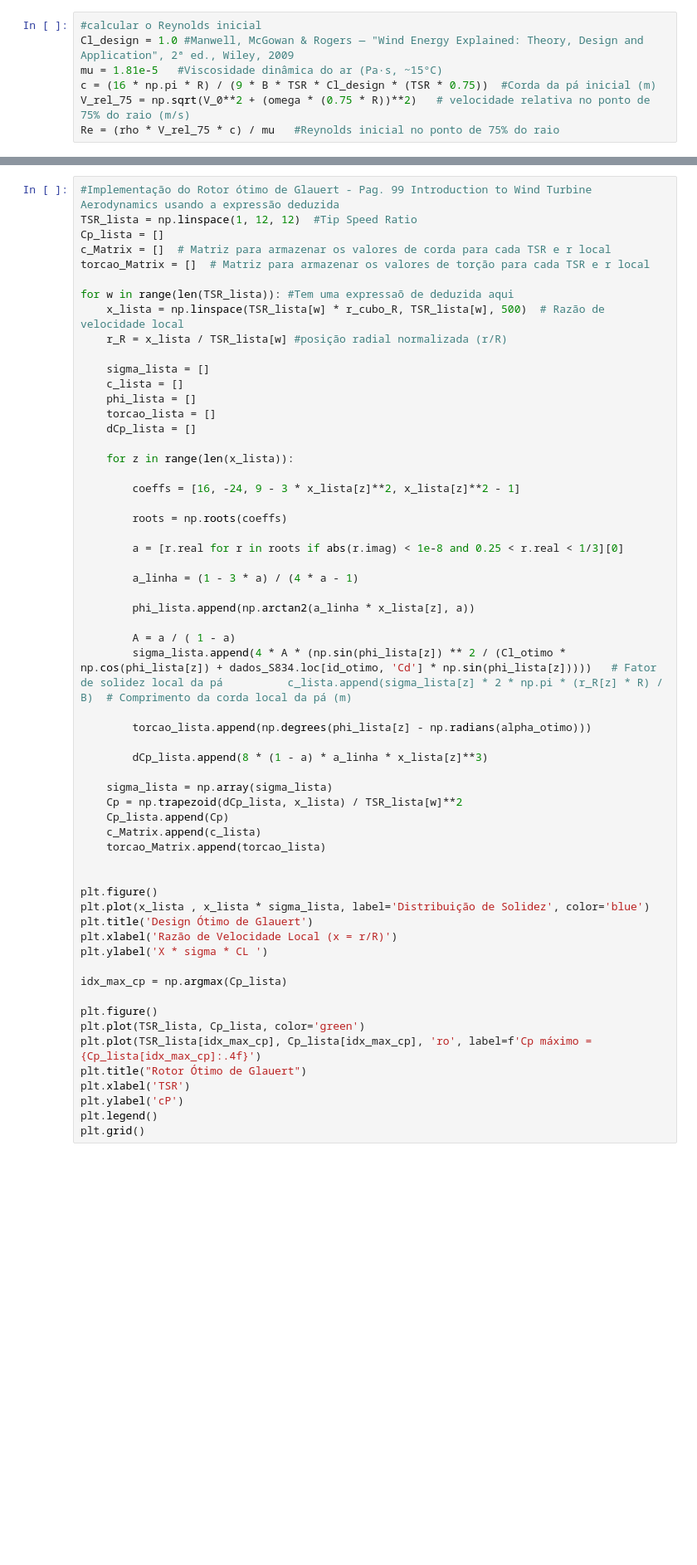
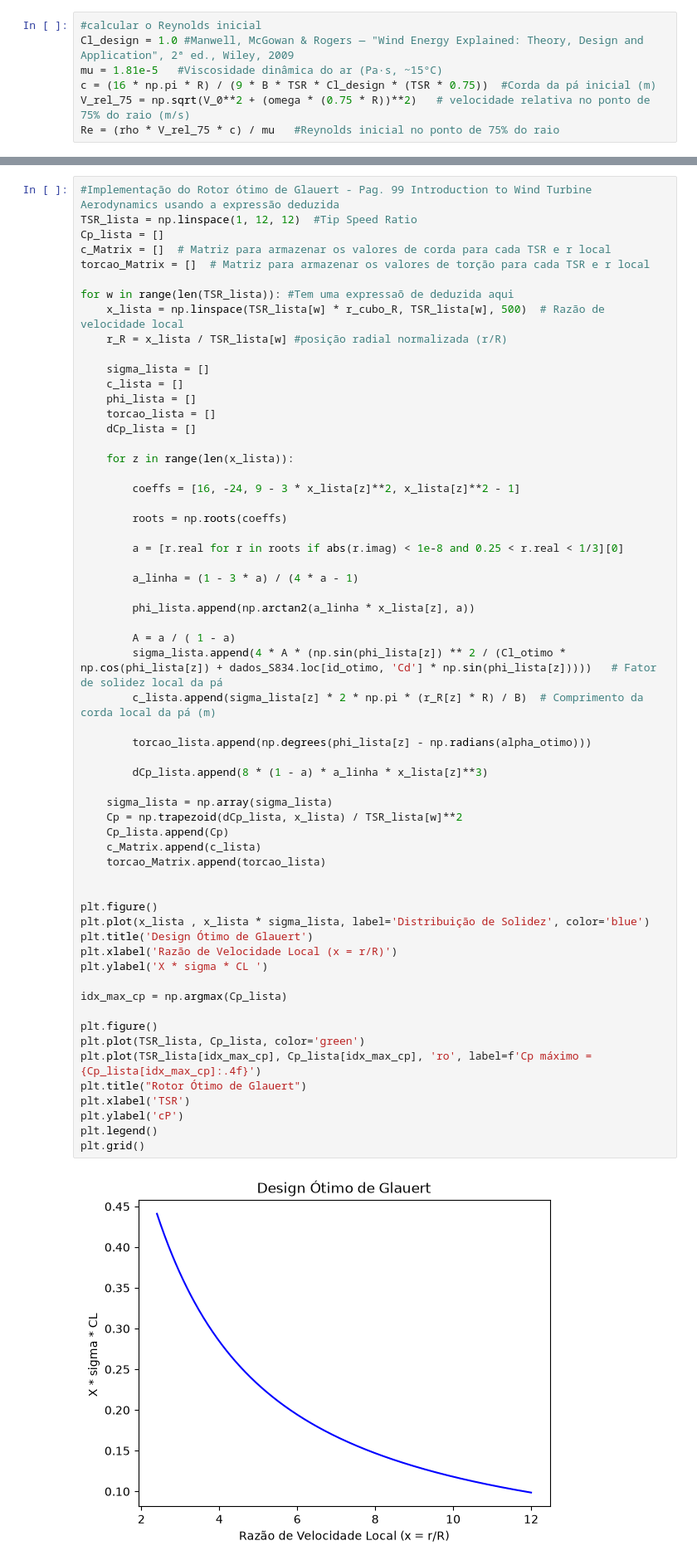
Before and after one commit to LordDolan/BEM-implementation---AA204, a Jupyter notebook: Implentação_1.ipynb, the cells around one changed output, grey strips where cells are left out. Shown at 83% size. Drawn from its saved outputs; the diff is of its cells as text; blank space fills up the shorter version.

```diff
--- a/Implentação_1.ipynb
+++ b/Implentação_1.ipynb
@@ -139,32 +145,35 @@ for w in range(len(TSR_lista)): #Tem uma expressaõ de deduzida aqui
         phi_lista.append(np.arctan2(a_linha * x_lista[z], a))
 
         A = a / ( 1 - a)
-        sigma_lista.append(4 * A * (np.sin(phi_lista[z]) ** 2 / (Cl_otimo * np.cos(phi_lista[z]) + dados_S834.loc[id_otimo, 'Cd'] * np.sin(phi_lista[z]))))   # Fator de solidez local da pá          c_lista.append(sigma_lista[z] * 2 * np.pi * (r_R[z] * R) / B)  # Comprimento da corda local da pá (m)
+        sigma_lista.append(4 * A * (np.sin(phi_lista[z]) ** 2 / (Cl_otimo * np.cos(phi_lista[z]) + dados_S834.loc[id_otimo, 'Cd'] * np.sin(phi_lista[z]))))   # Fator de solidez local da pá
+        c_lista.append(sigma_lista[z] * 2 * np.pi * (r_R[z] * R) / B)  # Comprimento da corda local da pá (m)
 
         torcao_lista.append(np.degrees(phi_lista[z] - np.radians(alpha_otimo)))
 
         dCp_lista.append(8 * (1 - a) * a_linha * x_lista[z]**3)
 
     sigma_lista = np.array(sigma_lista)
     Cp = np.trapezoid(dCp_lista, x_lista) / TSR_lista[w]**2
     Cp_lista.append(Cp)
     c_Matrix.append(c_lista)
     torcao_Matrix.append(torcao_lista)
 
 
 plt.figure()
 plt.plot(x_lista , x_lista * sigma_lista, label='Distribuição de Solidez', color='blue')
 plt.title('Design Ótimo de Glauert')
 plt.xlabel('Razão de Velocidade Local (x = r/R)')
 plt.ylabel('X * sigma * CL ')
 
 idx_max_cp = np.argmax(Cp_lista)
 
 plt.figure()
 plt.plot(TSR_lista, Cp_lista, color='green')
 plt.plot(TSR_lista[idx_max_cp], Cp_lista[idx_max_cp], 'ro', label=f'Cp máximo = {Cp_lista[idx_max_cp]:.4f}')
 plt.title("Rotor Ótimo de Glauert")
 plt.xlabel('TSR')
 plt.ylabel('cP')
 plt.legend()
 plt.grid()
+# %% [output]
+[figure, added]
```
Also changed, not shown: parts of 8 cells of this notebook.
